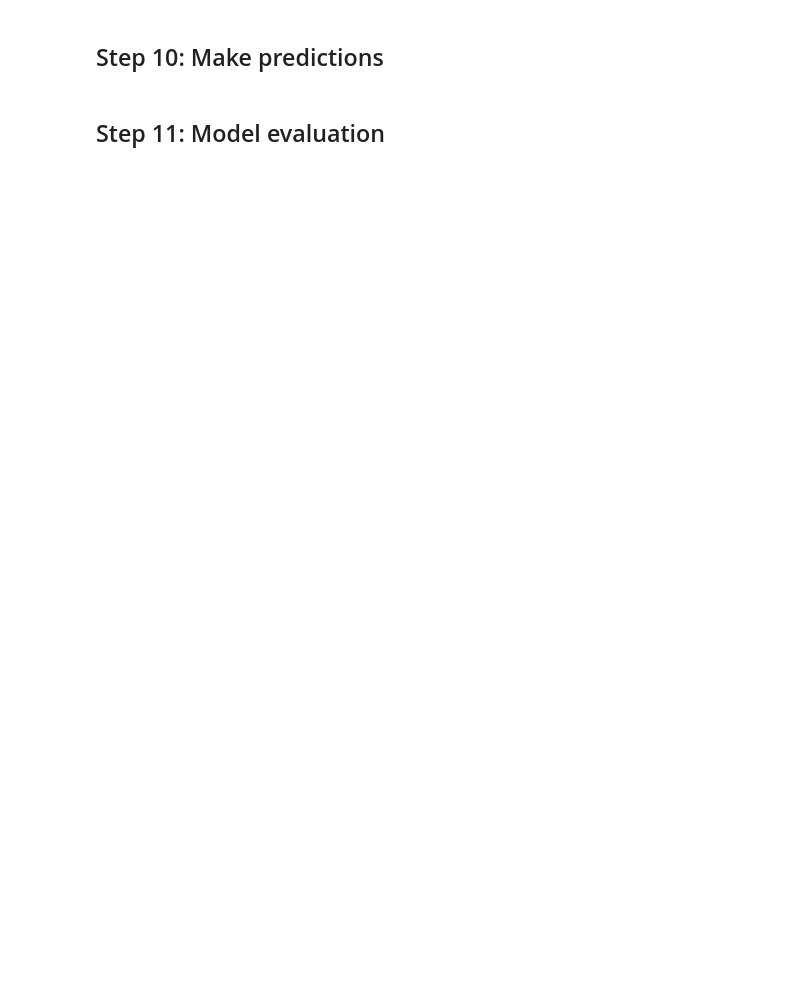
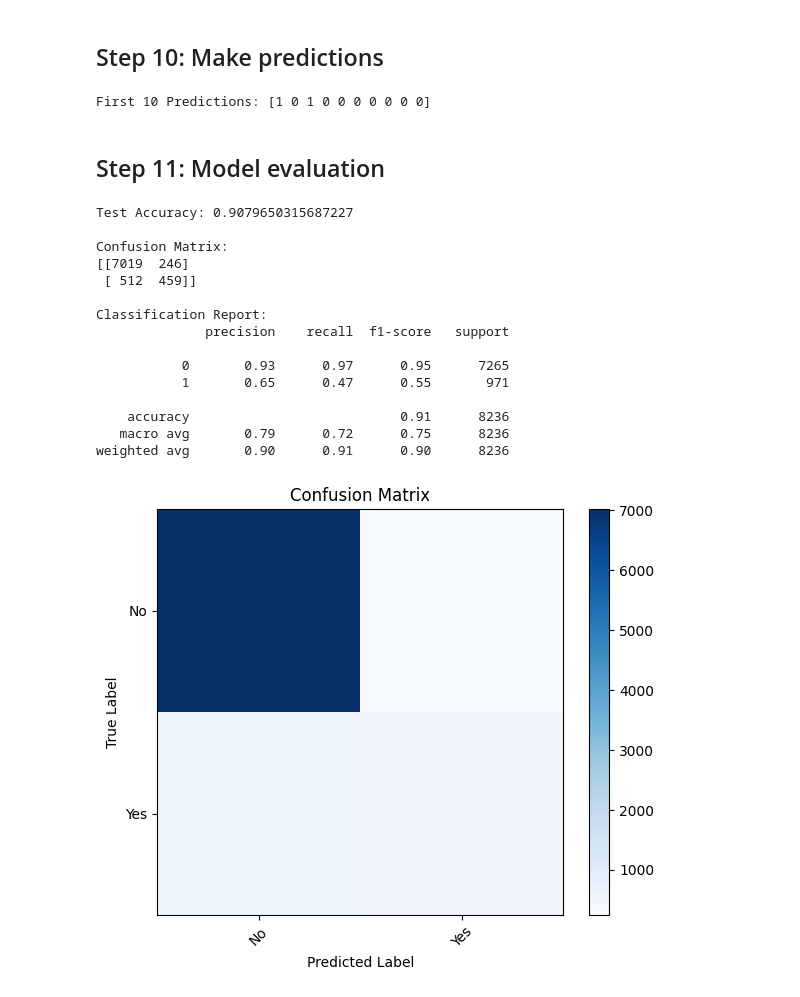
Before and after one commit to Znovak2/COT, a Jupyter notebook: Assignments/_week8.ipynb, the cells around one changed output. Drawn from its saved outputs; the diff is of its cells as text; code cells hidden in the pictures; blank space fills up the shorter version.

```diff
--- a/Assignments/_week8.ipynb
+++ b/Assignments/_week8.ipynb
@@ -408,4 +500,62 @@ A small K can be noisy and sensitive to outliers, while a large K may smooth out
 # %% [markdown]
 ## Step 10: Make predictions
+# %%
+# Make predictions on the test set using the final model
+y_pred = knn_final.predict(X_test)
+
+# Display the first 10 predictions
+print("First 10 Predictions:", y_pred[:10])
+# %% [output]
+First 10 Predictions: [1 0 1 0 0 0 0 0 0 0]
 # %% [markdown]
 ## Step 11: Model evaluation
+# %%
+from sklearn.metrics import accuracy_score, confusion_matrix, classification_report
+import matplotlib.pyplot as plt
+import numpy as np
+
+# Evaluate overall accuracy
+accuracy = accuracy_score(y_test, y_pred)
+print("Test Accuracy:", accuracy)
+
+# Compute the confusion matrix and classification report
+cm = confusion_matrix(y_test, y_pred)
+print("\nConfusion Matrix:")
+print(cm)
+
+print("\nClassification Report:")
+print(classification_report(y_test, y_pred))
+
+# Visualize the confusion matrix
+plt.figure(figsize=(6, 5))
+plt.imshow(cm, interpolation='nearest', cmap=plt.cm.Blues)
+plt.title('Confusion Matrix')
+plt.colorbar()
+
+# Set the tick marks and labels; adjust class labels if necessary
+classes = ['No', 'Yes']  # Change these if your labels differ
+tick_marks = np.arange(len(classes))
+plt.xticks(tick_marks, classes, rotation=45)
+plt.yticks(tick_marks, classes)
+
+plt.xlabel('Predicted Label')
+plt.ylabel('True Label')
+plt.tight_layout()
+plt.show()
+# %% [output]
+Test Accuracy: 0.9079650315687227
+
+Confusion Matrix:
+[[7019  246]
+ [ 512  459]]
+
+Classification Report:
+              precision    recall  f1-score   support
+
+           0       0.93      0.97      0.95      7265
+           1       0.65      0.47      0.55       971
+
+    accuracy                           0.91      8236
+   macro avg       0.79      0.72      0.75      8236
+weighted avg       0.90      0.91      0.90      8236
+[figure, added]
```
Also changed, not shown: parts of 19 cells of this notebook.
